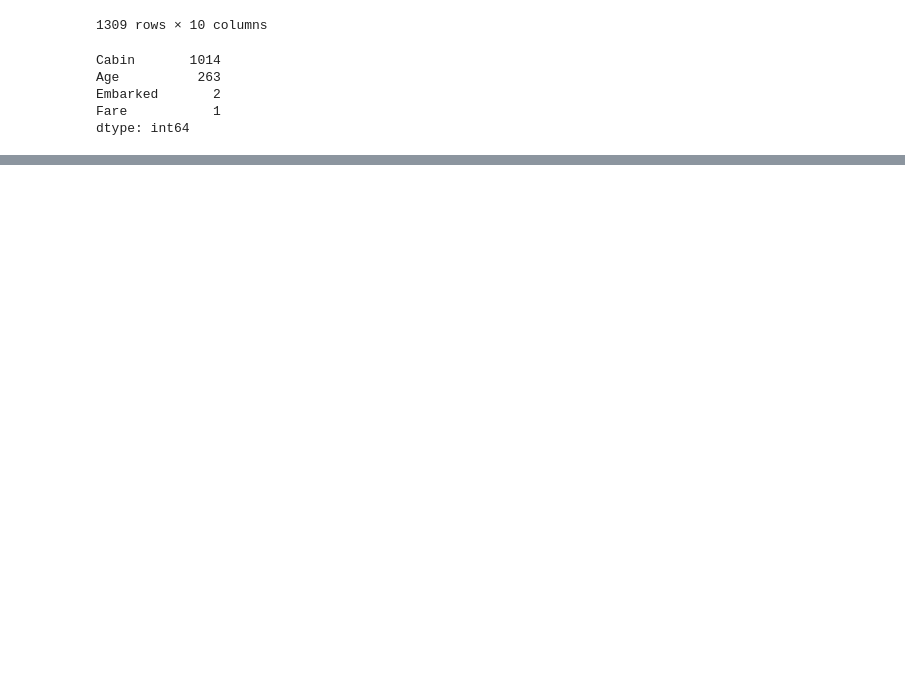
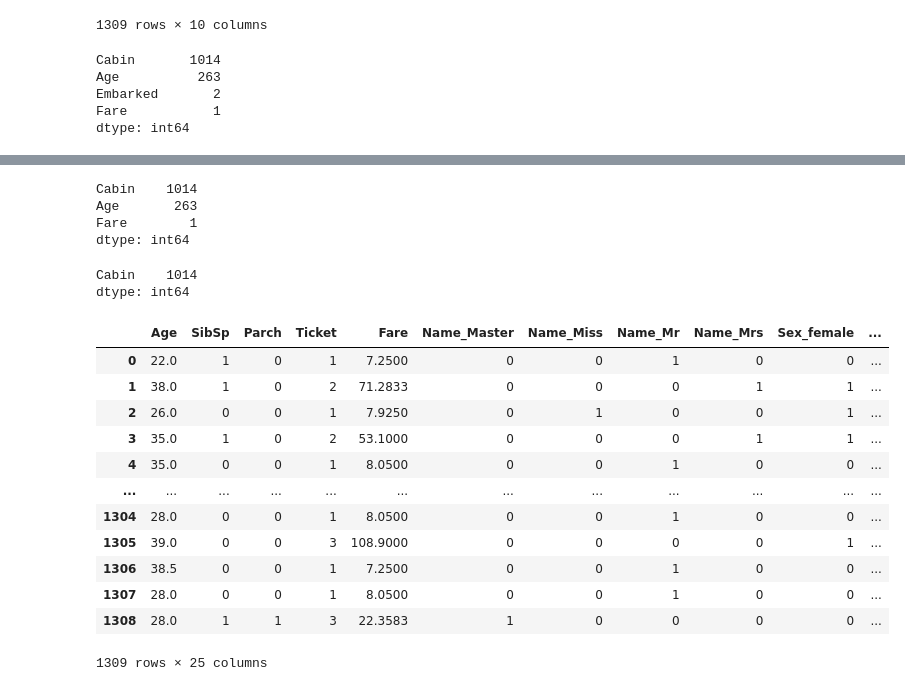
Before and after one commit to yihong1011/TibameML, a Jupyter notebook: 05_titanic.ipynb, the cells around one changed output, grey strips where cells are left out. Cells and saved outputs as stored; diff of their text form; code cells hidden in the pictures; blank space fills up the shorter version.

```diff
--- a/05_titanic.ipynb
+++ b/05_titanic.ipynb
@@ -100,0 +93,55 @@ datas["Ticket"] = datas["Ticket"].apply(ticketchange)
+# %%
+# 處理Name(只需要中間名)
+# n = "Braund, Mr. Owen Harris"
+# n.split(",")[-1].split(".")[0].strip()
+def namechange(n):
+  return n.split(",")[-1].split(".")[0].strip()
+datas["Name"] = datas["Name"].apply(namechange)
+# %%
+most = datas["Embarked"].value_counts().idxmax()
+datas["Embarked"] = datas["Embarked"].fillna(most)
+# %%
+s = datas.isna().sum()
+s[s != 0].sort_values(ascending=False)
+# %% [output]
+Cabin    1014
+Age       263
+Fare        1
+dtype: int64
+# %%
+med = datas.median().drop(["Pclass"])# 取出個欄位的中位數,並把"Pclass"拿掉
+datas = datas.fillna(med)
+s = datas.isna().sum()
+s[s != 0].sort_values(ascending=False)
+# %% [output]
+Cabin    1014
+dtype: int64
+# %%
+count = datas["Name"].value_counts()
+reserved = count[count > 50].index # 取得有50筆以上的中間名
+# 把小於50筆以上的中間名改為None
+def namefilter(mid):
+  if mid in reserved:
+    return mid
+  else:
+    return None
+datas["Name"] = datas["Name"].apply(namefilter)
+# %%
+# 製作One_Hot
+datas = pd.get_dummies(datas)
+datas = pd.get_dummies(datas, columns=["Pclass"])
+datas
+# %% [output]
+|  | Age | SibSp | Parch | Ticket | Fare | Name_Master | Name_Miss | Name_Mr | Name_Mrs | Sex_female | ... |
+| 0 | 22.0 | 1 | 0 | 1 | 7.2500 | 0 | 0 | 1 | 0 | 0 | ... |
+| 1 | 38.0 | 1 | 0 | 2 | 71.2833 | 0 | 0 | 0 | 1 | 1 | ... |
+| 2 | 26.0 | 0 | 0 | 1 | 7.9250 | 0 | 1 | 0 | 0 | 1 | ... |
+| 3 | 35.0 | 1 | 0 | 2 | 53.1000 | 0 | 0 | 0 | 1 | 1 | ... |
+| 4 | 35.0 | 0 | 0 | 1 | 8.0500 | 0 | 0 | 1 | 0 | 0 | ... |
+| ... | ... | ... | ... | ... | ... | ... | ... | ... | ... | ... | ... |
+| 1304 | 28.0 | 0 | 0 | 1 | 8.0500 | 0 | 0 | 1 | 0 | 0 | ... |
+| 1305 | 39.0 | 0 | 0 | 3 | 108.9000 | 0 | 0 | 0 | 0 | 1 | ... |
+| 1306 | 38.5 | 0 | 0 | 1 | 7.2500 | 0 | 0 | 1 | 0 | 0 | ... |
+| 1307 | 28.0 | 0 | 0 | 1 | 8.0500 | 0 | 0 | 1 | 0 | 0 | ... |
+| 1308 | 28.0 | 1 | 1 | 3 | 22.3583 | 1 | 0 | 0 | 0 | 0 | ... |
+1309 rows × 25 columns
```
Also changed, not shown: parts of 4 cells of this notebook.
